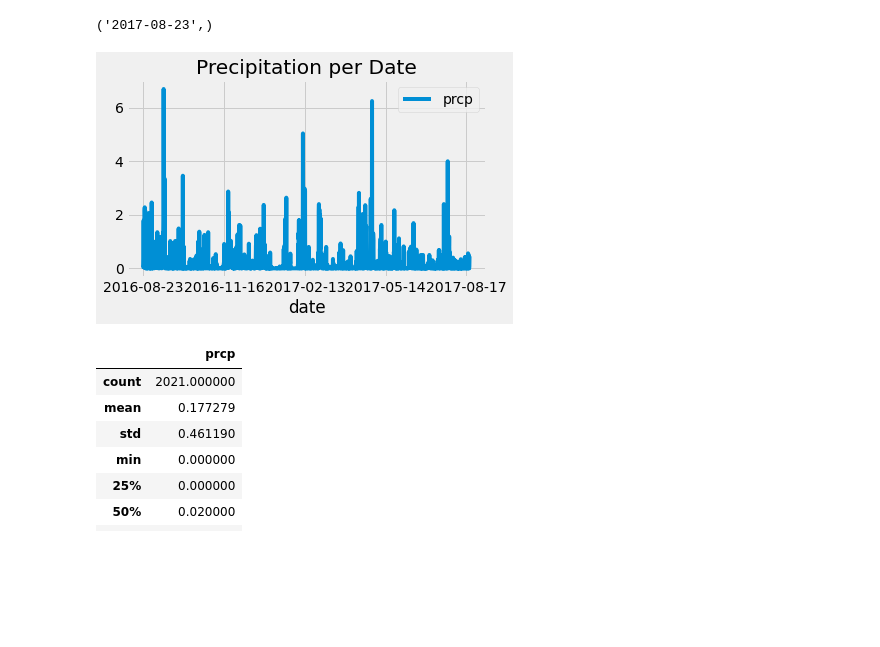
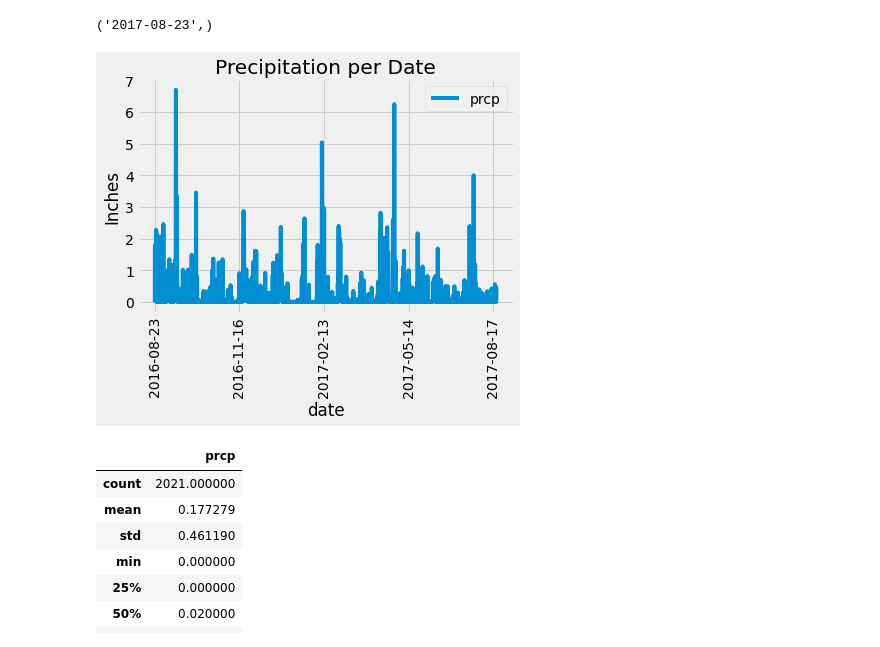
Before and after one commit to danijmartin/sqlalchemy-challenge, a Jupyter notebook: climate_starter.ipynb, the cells around one changed output. Saved outputs shown, nothing was run; the diff lists cells and outputs as text; code cells hidden in the pictures; blank space fills up the shorter version.

```diff
--- a/climate_starter.ipynb
+++ b/climate_starter.ipynb
@@ -80,35 +80,36 @@ recent_date
 # Design a query to retrieve the last 12 months of precipitation data and
 # plot the results.
 
 # Starting from the most recent data point in the database. Calculate the date one year from the last date in data set.
 year_before = dt.date(2017, 8, 23) - dt.timedelta(days=365)
 year_before
 
 # Perform a query to retrieve the date and precipitation scores
 year_data = session.query(measurement.date, measurement.prcp).\
     filter(measurement.date >= year_before).\
     filter(measurement.date <= dt.date(2017, 8, 23)).all()
 
 # Save the query results as a Pandas DataFrame and set the index to the date column
 measurement_df = pd.DataFrame(year_data, columns=['date', 'prcp'])
 measurement_df.set_index('date', inplace=True)
 measurement_df.head()
 
 # Sort the dataframe by date
 measurement_df.sort_index(inplace=True)
 measurement_df.head()
 
 # Dropping na values
 measurement_df.dropna(inplace=True)
 measurement_df.head()
 
 # Use Pandas Plotting with Matplotlib to plot the data
 
 measurement_df.plot(title='Precipitation per Date')
-plt.tight_layout()
+plt.ylabel('Inches')
+plt.xticks(rotation=90)
 plt.show()
 # %% [output]
-[figure, old version]
+[figure, new version]
 # %%
 # Use Pandas to calcualte the summary statistics for the precipitation data
 measurement_df.describe()
```
Also changed, not shown: parts of 1 cell of this notebook.
